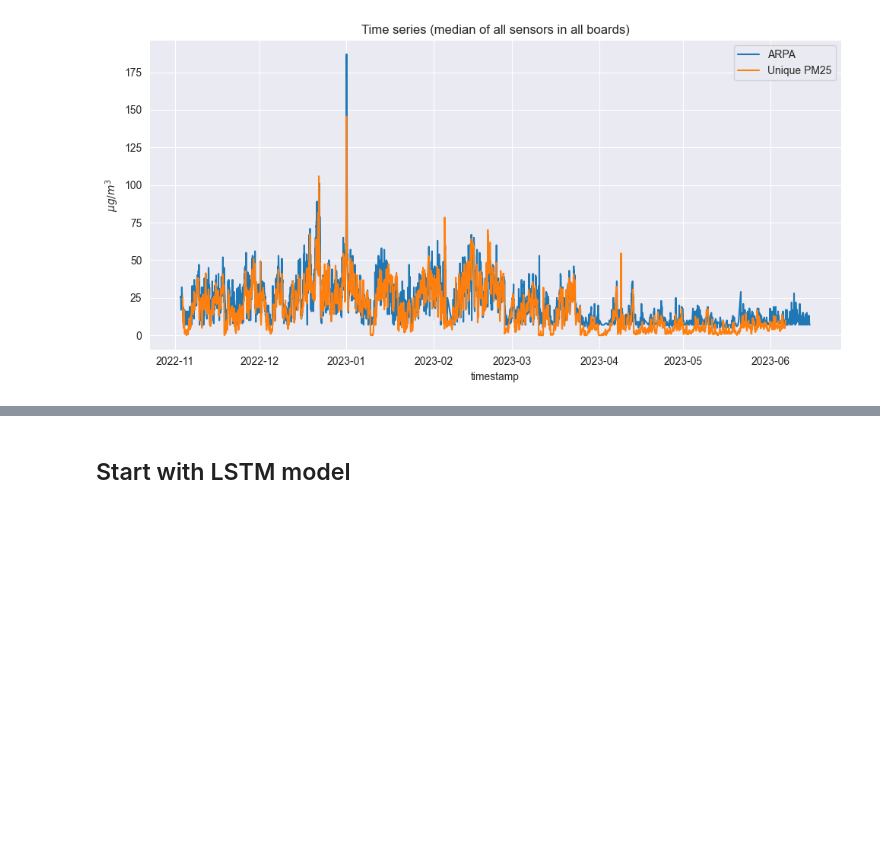
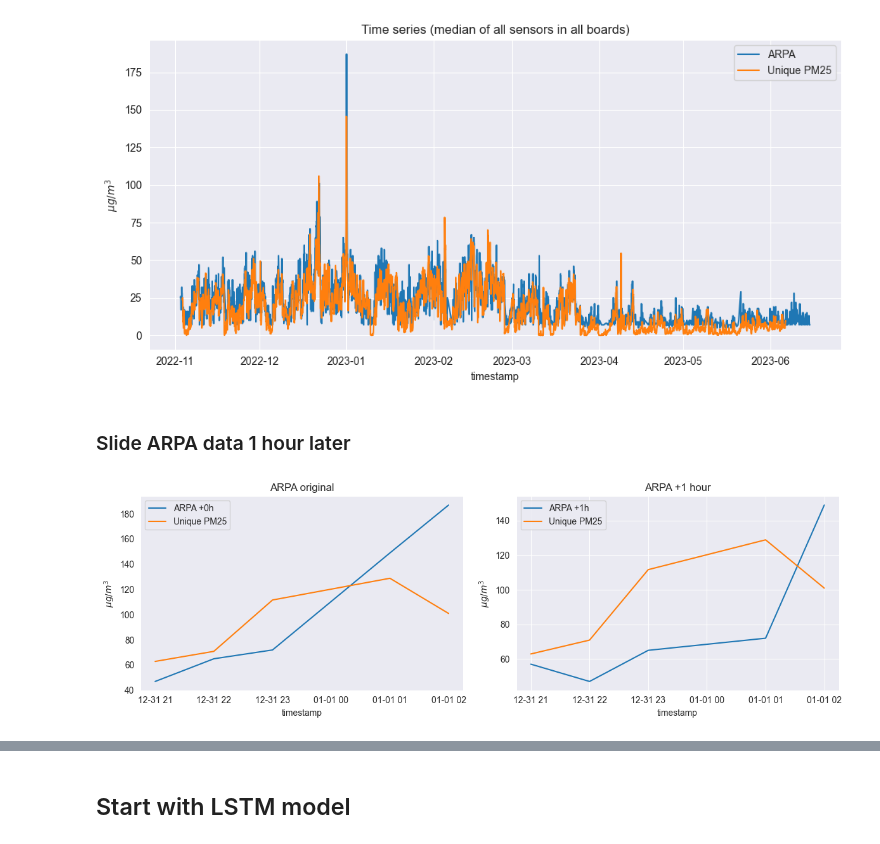
Before and after one commit to lolloberga/quantum_weather_station, a Jupyter notebook: model/LSTM.ipynb, the cells around one changed output, grey strips where cells are left out. Drawn from its saved outputs; the diff is of its cells as text; code cells hidden in the pictures; blank space fills up the shorter version.

Commit message:
add: LSTM using +1 hour ARPA dataset

```diff
--- a/model/LSTM.ipynb
+++ b/model/LSTM.ipynb
@@ -134,3 +134,41 @@ fig.tight_layout()
 plt.show()
 # %% [output]
 [figure]
+# %% [markdown]
+### Slide ARPA data 1 hour later
+# %%
+def slide_plus_1hours(y: pd.Series, init_value: float) -> pd.Series:
+    y_plus_1hour = y.copy()
+    y_plus_1hour[0] = init_value
+    for idx in range(1, len(y)):
+        v = y[idx - 1]
+        y_plus_1hour[idx] = v
+    return y_plus_1hour
+# %%
+HOUR_OBSERVED_START     = '2022-12-31 21:00:00'
+HOUR_OBSERVED_END       = '2023-01-01 02:00:00'
+df_sensors              = pd.read_csv('../resources/dataset/unique_timeserie_by_median.csv')
+df_sensors.timestamp    = pd.to_datetime(df_sensors.timestamp)
+df                      = df_sensors.merge(df_arpa, left_on=['timestamp'], right_on=['timestamp'])
+df.rename(columns={"data": "x", "pm25": "y"}, inplace=True)
+# Slide ARPA data 1 hour plus
+df['y_plus_1hour']      = slide_plus_1hours(df['y'], df['x'][0])
+mask = (df['timestamp'] >= HOUR_OBSERVED_START) & (df['timestamp'] <= HOUR_OBSERVED_END)
+df = df.loc[mask]
+
+fig, ax = plt.subplots(1, 2, figsize=(12, 4))
+sns.lineplot(x = "timestamp", y = "y", data = df, ax=ax[0], label='ARPA +0h')
+sns.lineplot(x = "timestamp", y = "x", data = df, ax=ax[0], label='Unique PM25')
+ax[0].set_ylabel(r'$\mu g/m^3$')
+ax[0].set_title('ARPA original')
+ax[0].grid()
+sns.lineplot(x = "timestamp", y = "y_plus_1hour", data = df, ax=ax[1], label='ARPA +1h')
+sns.lineplot(x = "timestamp", y = "x", data = df, ax=ax[1], label='Unique PM25')
+ax[1].set_ylabel(r'$\mu g/m^3$')
+ax[1].set_title('ARPA +1 hour')
+ax[1].grid()
+plt.grid()
+fig.tight_layout()
+plt.show()
+# %% [output]
+[figure, added]
```
Also changed, not shown: parts of 2 cells of this notebook, 3 other files.
